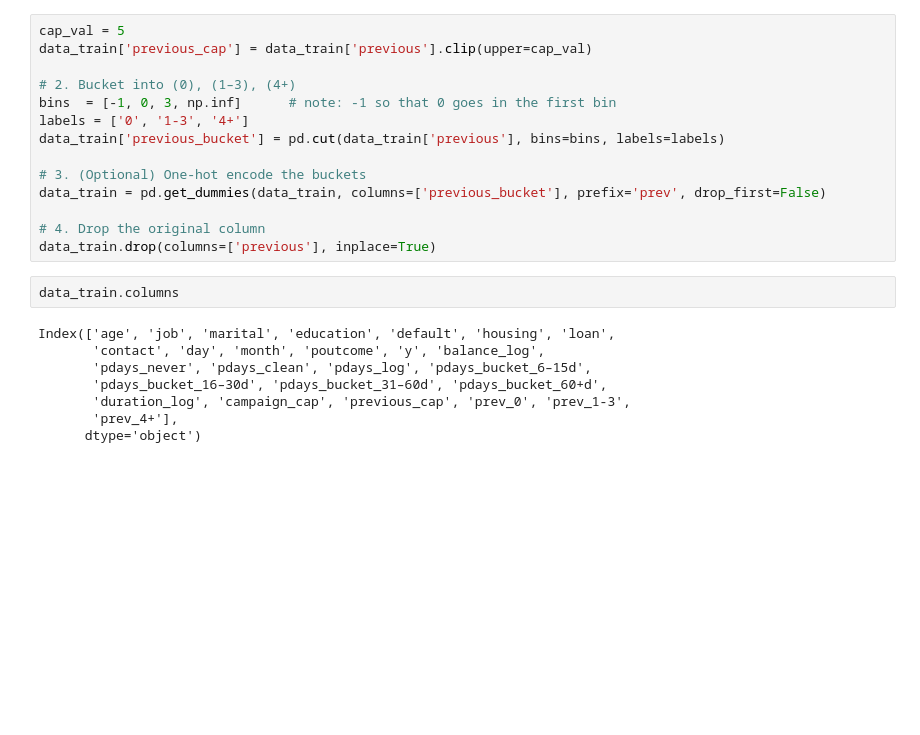
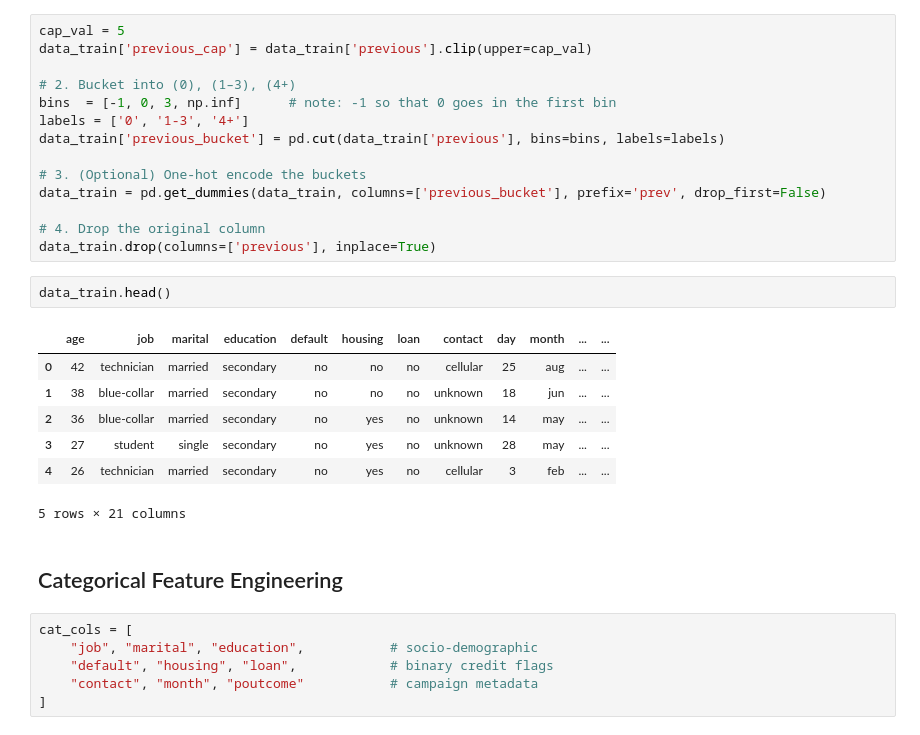
Before and after one commit to omkarganda/Binary-Classification-with-a-Bank-Dataset, a Jupyter notebook: code.ipynb, the cells around one changed output. Saved outputs shown, nothing was run; the diff lists cells and outputs as text; blank space fills up the shorter version.

```diff
--- a/code.ipynb
+++ b/code.ipynb
@@ -187,12 +176,20 @@ data_train = pd.get_dummies(data_train, columns=['previous_bucket'], prefix='pre
 # 4. Drop the original column
 data_train.drop(columns=['previous'], inplace=True)
 # %%
-data_train.columns
+data_train.head()
 # %% [output]
+|  | age | job | marital | education | default | housing | loan | contact | day | month | ... | ... |
+| 0 | 42 | technician | married | secondary | no | no | no | cellular | 25 | aug | ... | ... |
+| 1 | 38 | blue-collar | married | secondary | no | no | no | unknown | 18 | jun | ... | ... |
+| 2 | 36 | blue-collar | married | secondary | no | yes | no | unknown | 14 | may | ... | ... |
+| 3 | 27 | student | single | secondary | no | yes | no | unknown | 28 | may | ... | ... |
+| 4 | 26 | technician | married | secondary | no | yes | no | cellular | 3 | feb | ... | ... |
-Index(['age', 'job', 'marital', 'education', 'default', 'housing', 'loan',
-       'contact', 'day', 'month', 'poutcome', 'y', 'balance_log',
-       'pdays_never', 'pdays_clean', 'pdays_log', 'pdays_bucket_6–15d',
-       'pdays_bucket_16–30d', 'pdays_bucket_31–60d', 'pdays_bucket_60+d',
-       'duration_log', 'campaign_cap', 'previous_cap', 'prev_0', 'prev_1-3',
-       'prev_4+'],
-      dtype='object')
+5 rows × 21 columns
+# %% [markdown]
+## Categorical Feature Engineering
+# %%
+cat_cols = [
+    "job", "marital", "education",           # socio-demographic
+    "default", "housing", "loan",            # binary credit flags
+    "contact", "month", "poutcome"           # campaign metadata
+]
```
Also changed, not shown: parts of 15 cells of this notebook.
